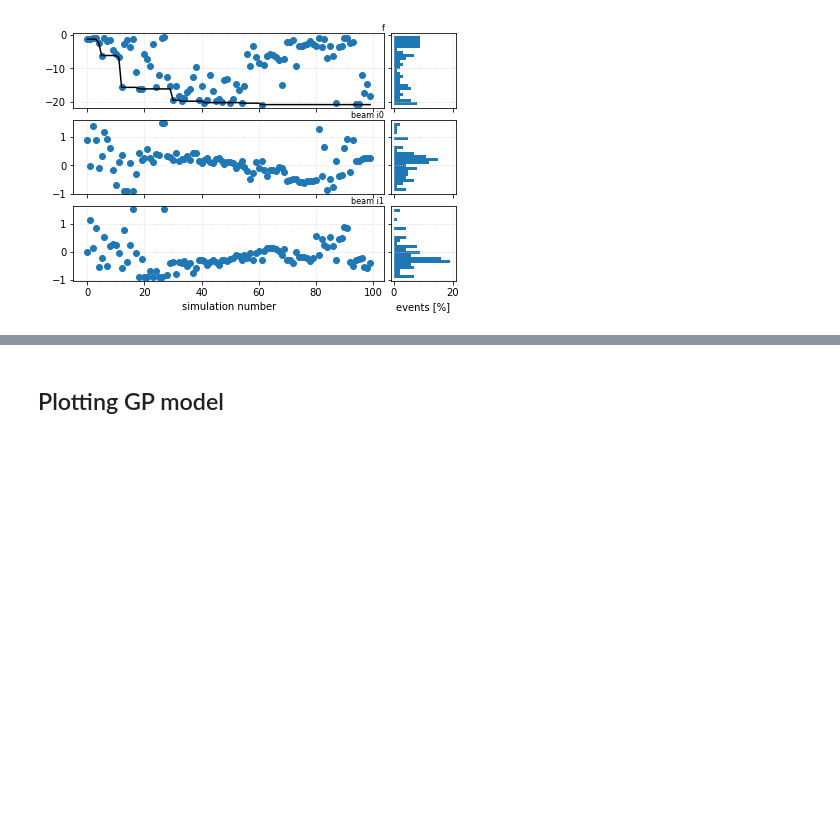
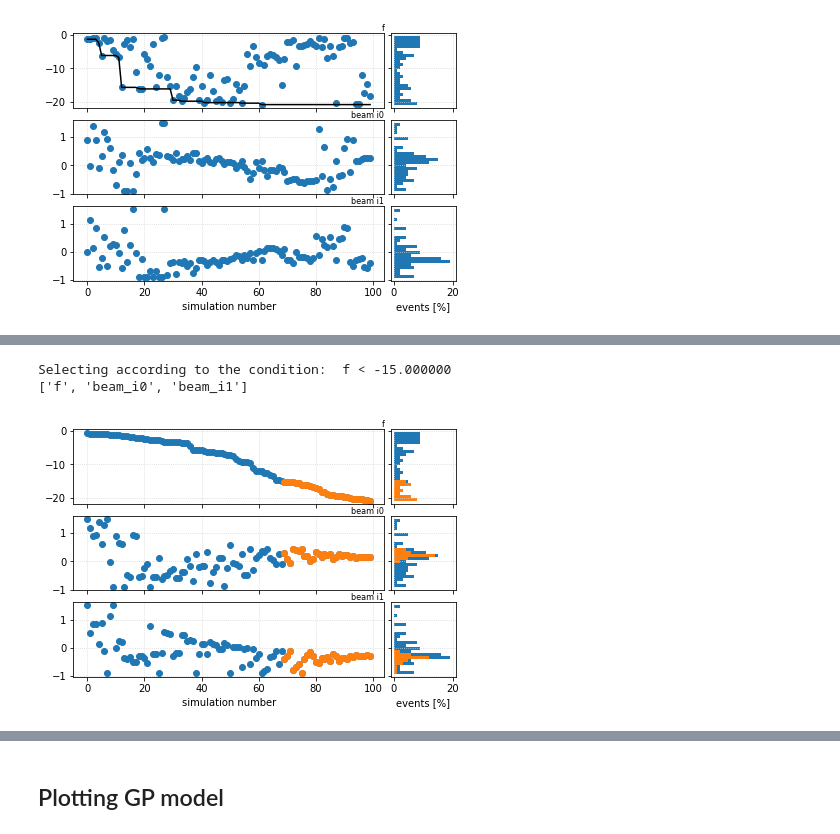
Before and after one commit to delaossa/optimas_pp, a Jupyter notebook: examples/Notebook.ipynb, the cells around one changed output, grey strips where cells are left out. Cells and saved outputs as stored; diff of their text form; code cells hidden in the pictures; blank space fills up the shorter version.

```diff
--- a/examples/Notebook.ipynb
+++ b/examples/Notebook.ipynb
@@ -47 +47,8 @@ Selecting according to the condition:  f < -15.000000 and beam_i1 > -0.500000 an
+# %%
+# sort simulations
+pp.plot_history(select={'f': [None, -15]}, sort={'f': False})
+# %% [output]
+Selecting according to the condition:  f < -15.000000
+['f', 'beam_i0', 'beam_i1']
+[figure, added]
 # %%
```
Also changed, not shown: parts of 6 cells of this notebook.
